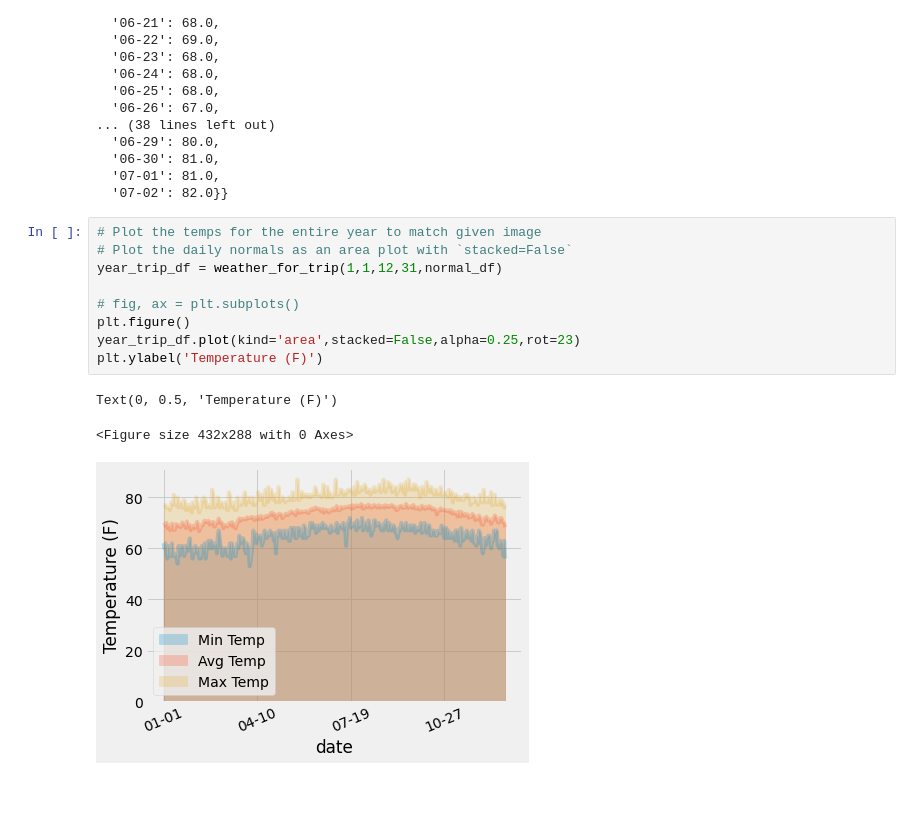
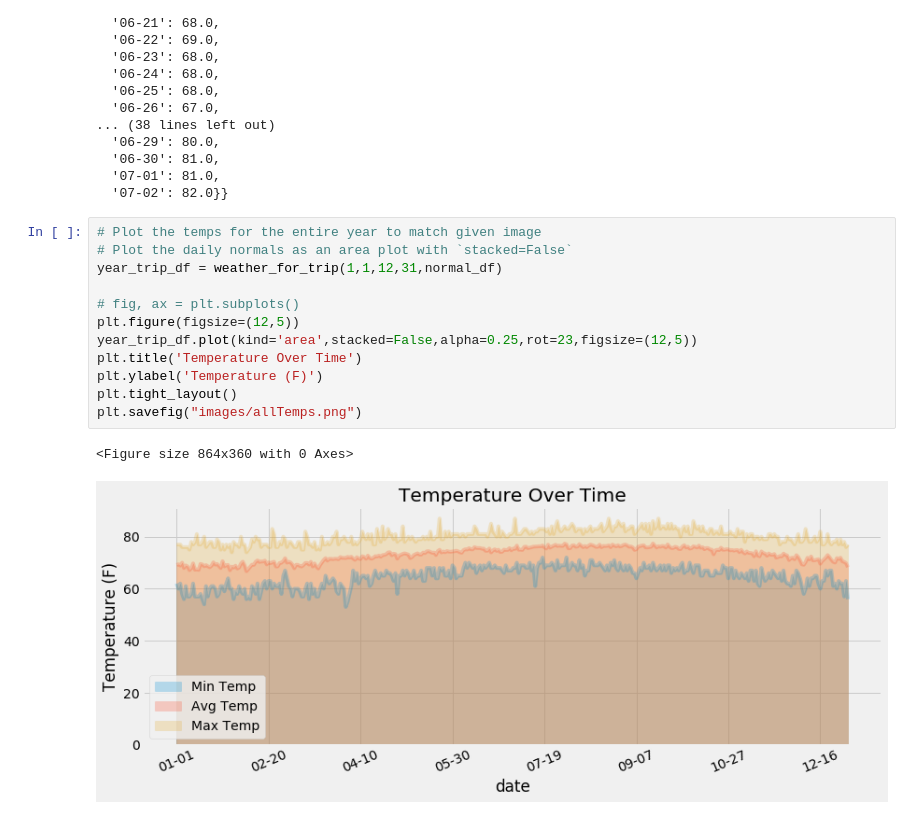
Before and after one commit to JakeGeiser/Hawaii-Climate-sqlalchemy, a Jupyter notebook: my_work/climate_starter.ipynb, the cells around one changed output. Cells and saved outputs as stored; diff of their text form; blank space fills up the shorter version.

Commit message:
saved other images

```diff
--- a/my_work/climate_starter.ipynb
+++ b/my_work/climate_starter.ipynb
@@ -399,13 +399,15 @@ trip_df.to_dict()
 # %%
 # Plot the temps for the entire year to match given image
 # Plot the daily normals as an area plot with `stacked=False`
 year_trip_df = weather_for_trip(1,1,12,31,normal_df)
 
 # fig, ax = plt.subplots()
-plt.figure()
-year_trip_df.plot(kind='area',stacked=False,alpha=0.25,rot=23)
+plt.figure(figsize=(12,5))
+year_trip_df.plot(kind='area',stacked=False,alpha=0.25,rot=23,figsize=(12,5))
+plt.title('Temperature Over Time')
 plt.ylabel('Temperature (F)')
+plt.tight_layout()
+plt.savefig("images/allTemps.png")
 # %% [output]
-Text(0, 0.5, 'Temperature (F)')
+<Figure size 864x360 with 0 Axes>
-<Figure size 432x288 with 0 Axes>
-[figure, old version]
+[figure, new version]
```
Also changed, not shown: parts of 1 cell of this notebook, 3 other files.
